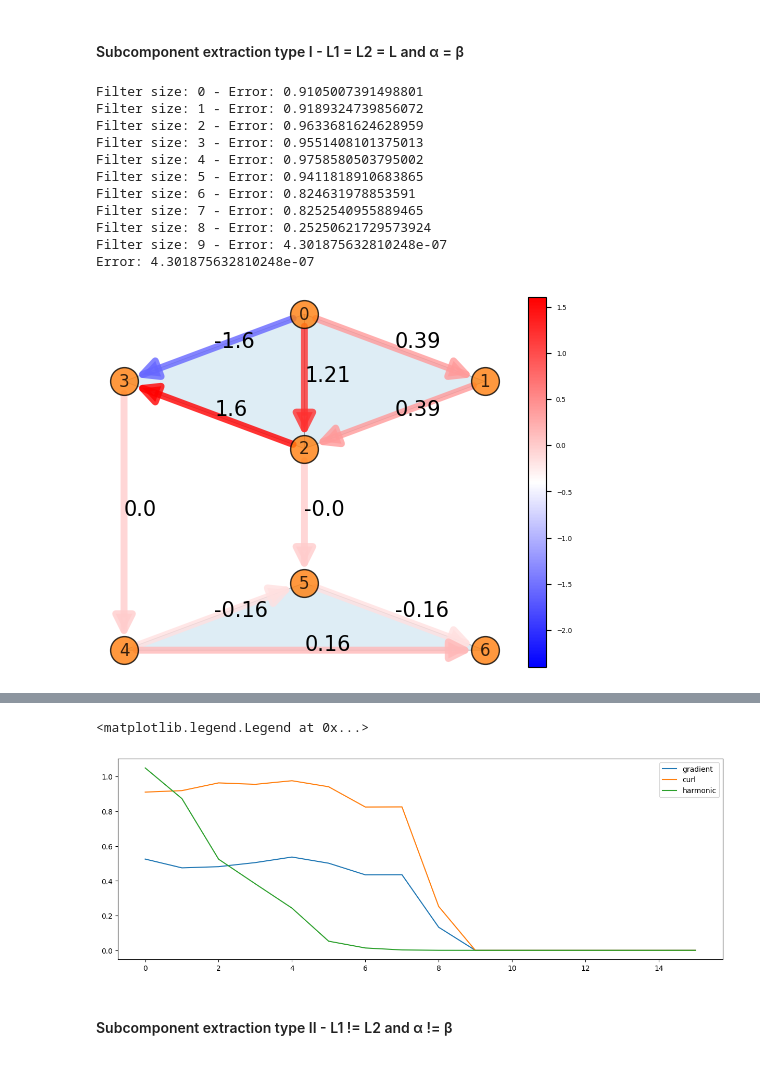
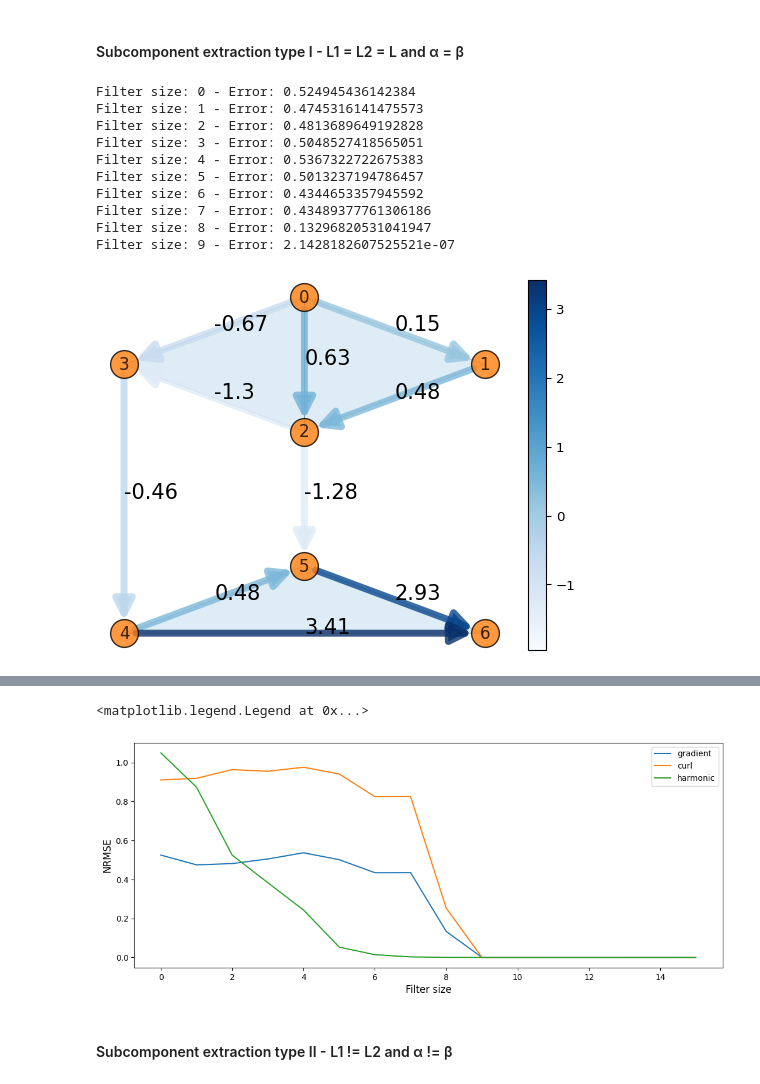
Before and after one commit to irtazahashmi/pytspl, a Jupyter notebook: notebooks/filters/ls_filter_design.ipynb, the cells around one changed output, grey strips where cells are left out. Drawn from its saved outputs; the diff is of its cells as text; code cells hidden in the pictures.

```diff
--- a/notebooks/filters/ls_filter_design.ipynb
+++ b/notebooks/filters/ls_filter_design.ipynb
@@ -41,31 +48,29 @@ filter_size = 10
 
 # gradient
 lsfilter.subcomponent_extraction_type_one(
-    L=filter_size, component="curl", f=f,
+    L=filter_size, component="gradient", f=f,
 )
 
 f_estimated = lsfilter.history["f_estimated"]
-print("Error:", lsfilter.calculate_error(f_estimated, f_c))
 
 scplot.draw_network(edge_flow=np.round(f_estimated, 2))
 # %% [output]
-Filter size: 0 - Error: 0.9105007391498801
-Filter size: 1 - Error: 0.9189324739856072
-Filter size: 2 - Error: 0.9633681624628959
-Filter size: 3 - Error: 0.9551408101375013
-Filter size: 4 - Error: 0.9758580503795002
-Filter size: 5 - Error: 0.9411818910683865
-Filter size: 6 - Error: 0.824631978853591
-Filter size: 7 - Error: 0.8252540955889465
-Filter size: 8 - Error: 0.25250621729573924
-Filter size: 9 - Error: 4.301875632810248e-07
-Error: 4.301875632810248e-07
+Filter size: 0 - Error: 0.524945436142384
+Filter size: 1 - Error: 0.4745316141475573
+Filter size: 2 - Error: 0.4813689649192828
+Filter size: 3 - Error: 0.5048527418565051
+Filter size: 4 - Error: 0.5367322722675383
+Filter size: 5 - Error: 0.5013237194786457
+Filter size: 6 - Error: 0.4344653357945592
+Filter size: 7 - Error: 0.43489377761306186
+Filter size: 8 - Error: 0.13296820531041947
+Filter size: 9 - Error: 2.1428182607525521e-07
-[figure, old version]
+[figure, new version]
 # %%
 import matplotlib.pyplot as plt
 
 filter_size = 16
-plt.figure(figsize=(15, 5))
+plt.figure(figsize=(13, 5))
 
 # gradient
 lsfilter.subcomponent_extraction_type_one(
@@ -85,6 +90,12 @@ lsfilter.subcomponent_extraction_type_one(
 )
 plt.plot(range(filter_size), lsfilter.history["extracted_component_error"], label="harmonic")
 
+
+# x-axis with fontsize 12
+plt.xlabel("Filter size", fontsize=12)
+# y-axis
+plt.ylabel("NRMSE", fontsize=12)
+
 plt.legend()
 # %% [output]
 Filter size: 0 - Error: 0.524945436142384
@@ -107,5 +118,5 @@ Filter size: 15 - Error: 6.329846361019032e-05
 <matplotlib.legend.Legend at 0x...>
-[figure, old version]
+[figure, new version]
 # %% [markdown]
 #### Subcomponent extraction type II - L1 != L2 and α != β
 # %%
```
Also changed, not shown: parts of 6 cells of this notebook, 11 other files.
